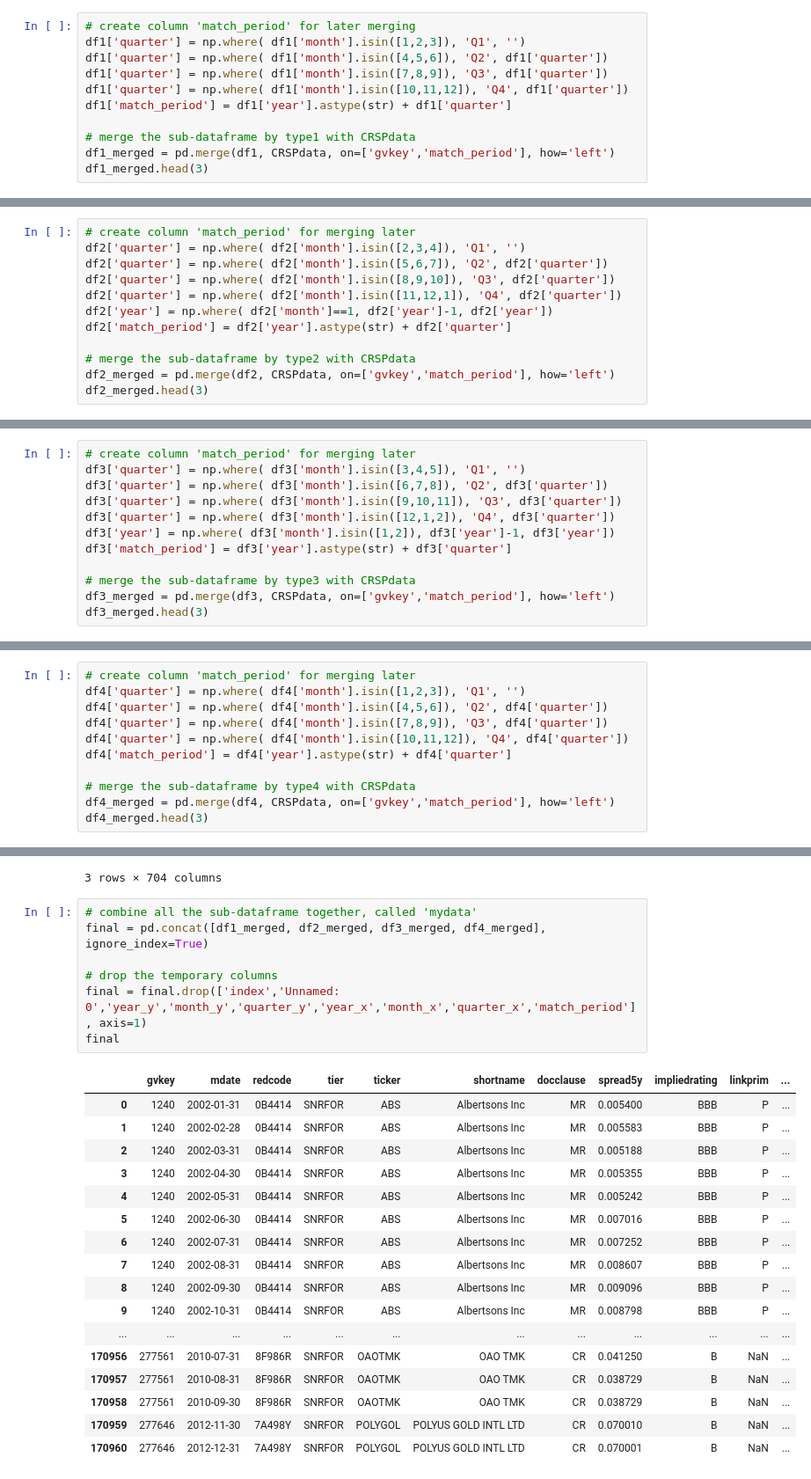
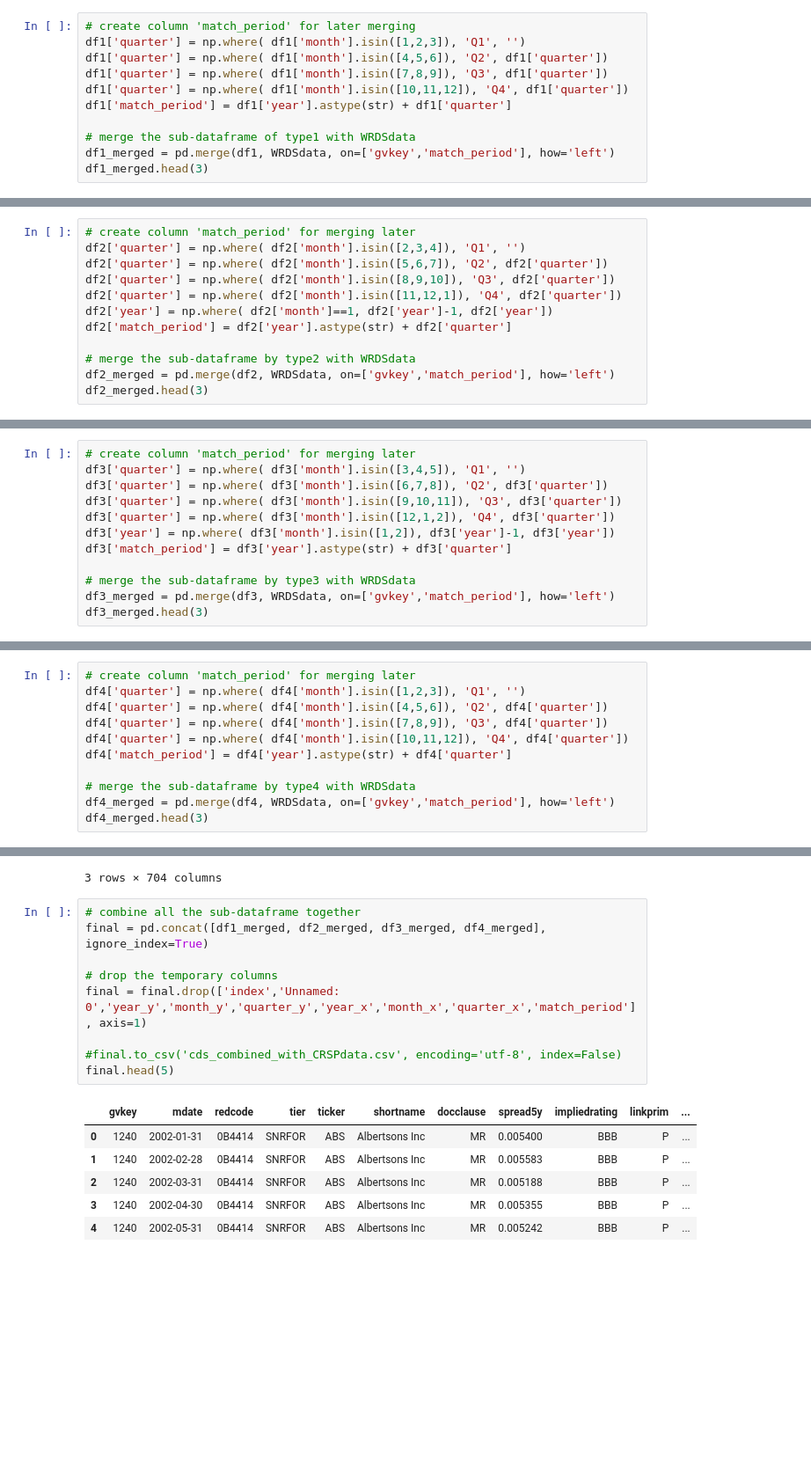
Before and after one commit to yxt173230/Machine_Learning_Class, a Jupyter notebook: Assignment 4,5_CDS pricing.ipynb, the cells around one changed output, grey strips where cells are left out. Shown: that part at 88% size. Drawn from its saved outputs; the diff is of its cells as text; blank space fills up the shorter version.

```diff
--- a/Assignment 4,5_CDS pricing.ipynb
+++ b/Assignment 4,5_CDS pricing.ipynb
@@ -97,8 +99,8 @@ df1['quarter'] = np.where( df1['month'].isin([7,8,9]), 'Q3', df1['quarter'])
 df1['quarter'] = np.where( df1['month'].isin([10,11,12]), 'Q4', df1['quarter'])
 df1['match_period'] = df1['year'].astype(str) + df1['quarter']
 
-# merge the sub-dataframe by type1 with CRSPdata
-df1_merged = pd.merge(df1, CRSPdata, on=['gvkey','match_period'], how='left')
+# merge the sub-dataframe of type1 with WRDSdata
+df1_merged = pd.merge(df1, WRDSdata, on=['gvkey','match_period'], how='left')
 df1_merged.head(3)
 # %% [output]
 |  | index | Unnamed: 0 | gvkey | mdate | redcode | tier | ticker | shortname | docclause | spread5y | ... |
@@ -115,8 +117,8 @@ df2['quarter'] = np.where( df2['month'].isin([11,12,1]), 'Q4', df2['quarter'])
 df2['year'] = np.where( df2['month']==1, df2['year']-1, df2['year'])
 df2['match_period'] = df2['year'].astype(str) + df2['quarter']
 
-# merge the sub-dataframe by type2 with CRSPdata
-df2_merged = pd.merge(df2, CRSPdata, on=['gvkey','match_period'], how='left')
+# merge the sub-dataframe by type2 with WRDSdata
+df2_merged = pd.merge(df2, WRDSdata, on=['gvkey','match_period'], how='left')
 df2_merged.head(3)
 # %% [output]
 |  | index | Unnamed: 0 | gvkey | mdate | redcode | tier | ticker | shortname | docclause | spread5y | ... |
@@ -133,8 +135,8 @@ df3['quarter'] = np.where( df3['month'].isin([12,1,2]), 'Q4', df3['quarter'])
 df3['year'] = np.where( df3['month'].isin([1,2]), df3['year']-1, df3['year'])
 df3['match_period'] = df3['year'].astype(str) + df3['quarter']
 
-# merge the sub-dataframe by type3 with CRSPdata
-df3_merged = pd.merge(df3, CRSPdata, on=['gvkey','match_period'], how='left')
+# merge the sub-dataframe by type3 with WRDSdata
+df3_merged = pd.merge(df3, WRDSdata, on=['gvkey','match_period'], how='left')
 df3_merged.head(3)
 # %% [output]
 |  | index | Unnamed: 0 | gvkey | mdate | redcode | tier | ticker | shortname | docclause | spread5y | ... |
@@ -150,8 +152,8 @@ df4['quarter'] = np.where( df4['month'].isin([7,8,9]), 'Q3', df4['quarter'])
 df4['quarter'] = np.where( df4['month'].isin([10,11,12]), 'Q4', df4['quarter'])
 df4['match_period'] = df4['year'].astype(str) + df4['quarter']
 
-# merge the sub-dataframe by type4 with CRSPdata
-df4_merged = pd.merge(df4, CRSPdata, on=['gvkey','match_period'], how='left')
+# merge the sub-dataframe by type4 with WRDSdata
+df4_merged = pd.merge(df4, WRDSdata, on=['gvkey','match_period'], how='left')
 df4_merged.head(3)
 # %% [output]
 |  | index | Unnamed: 0 | gvkey | mdate | redcode | tier | ticker | shortname | docclause | spread5y | ... |
@@ -160,27 +162,18 @@ df4_merged.head(3)
 | 2 | 1243 | 1243 | 1225 | 2005-02-28 | 0B13CB | SNRFOR | SO-ALPower | AL Pwr Co | MR | 0.00165 | ... |
 3 rows × 704 columns
 # %%
-# combine all the sub-dataframe together, called 'mydata'
+# combine all the sub-dataframe together
 final = pd.concat([df1_merged, df2_merged, df3_merged, df4_merged], ignore_index=True)
 
 # drop the temporary columns
 final = final.drop(['index','Unnamed: 0','year_y','month_y','quarter_y','year_x','month_x','quarter_x','match_period'], axis=1)
-final
+
+#final.to_csv('cds_combined_with_CRSPdata.csv', encoding='utf-8', index=False)
+final.head(5)
 # %% [output]
 |  | gvkey | mdate | redcode | tier | ticker | shortname | docclause | spread5y | impliedrating | linkprim | ... |
 | 0 | 1240 | 2002-01-31 | 0B4414 | SNRFOR | ABS | Albertsons Inc | MR | 0.005400 | BBB | P | ... |
 | 1 | 1240 | 2002-02-28 | 0B4414 | SNRFOR | ABS | Albertsons Inc | MR | 0.005583 | BBB | P | ... |
 | 2 | 1240 | 2002-03-31 | 0B4414 | SNRFOR | ABS | Albertsons Inc | MR | 0.005188 | BBB | P | ... |
 | 3 | 1240 | 2002-04-30 | 0B4414 | SNRFOR | ABS | Albertsons Inc | MR | 0.005355 | BBB | P | ... |
 | 4 | 1240 | 2002-05-31 | 0B4414 | SNRFOR | ABS | Albertsons Inc | MR | 0.005242 | BBB | P | ... |
-| 5 | 1240 | 2002-06-30 | 0B4414 | SNRFOR | ABS | Albertsons Inc | MR | 0.007016 | BBB | P | ... |
-| 6 | 1240 | 2002-07-31 | 0B4414 | SNRFOR | ABS | Albertsons Inc | MR | 0.007252 | BBB | P | ... |
-| 7 | 1240 | 2002-08-31 | 0B4414 | SNRFOR | ABS | Albertsons Inc | MR | 0.008607 | BBB | P | ... |
-| 8 | 1240 | 2002-09-30 | 0B4414 | SNRFOR | ABS | Albertsons Inc | MR | 0.009096 | BBB | P | ... |
-| 9 | 1240 | 2002-10-31 | 0B4414 | SNRFOR | ABS | Albertsons Inc | MR | 0.008798 | BBB | P | ... |
-| ... | ... | ... | ... | ... | ... | ... | ... | ... | ... | ... | ... |
-| 170956 | 277561 | 2010-07-31 | 8F986R | SNRFOR | OAOTMK | OAO TMK | CR | 0.041250 | B | NaN | ... |
-| 170957 | 277561 | 2010-08-31 | 8F986R | SNRFOR | OAOTMK | OAO TMK | CR | 0.038729 | B | NaN | ... |
-| 170958 | 277561 | 2010-09-30 | 8F986R | SNRFOR | OAOTMK | OAO TMK | CR | 0.038729 | B | NaN | ... |
-| 170959 | 277646 | 2012-11-30 | 7A498Y | SNRFOR | POLYGOL | POLYUS GOLD INTL LTD | CR | 0.070010 | B | NaN | ... |
-| 170960 | 277646 | 2012-12-31 | 7A498Y | SNRFOR | POLYGOL | POLYUS GOLD INTL LTD | CR | 0.070001 | B | NaN | ... |
```
Also changed, not shown: parts of 26 cells of this notebook.
